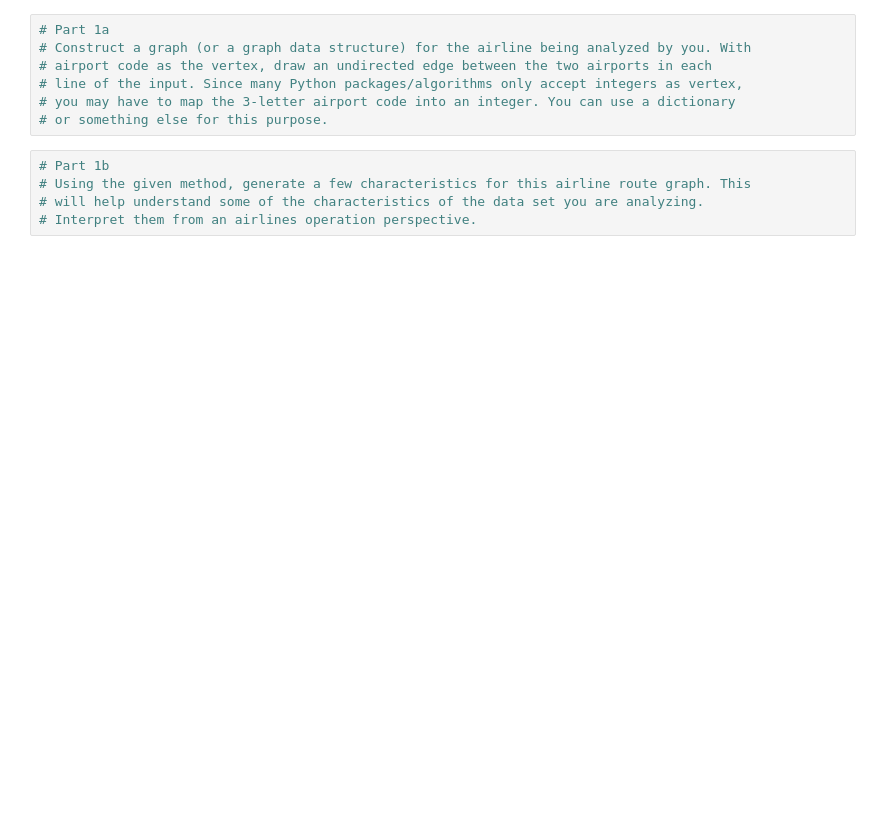
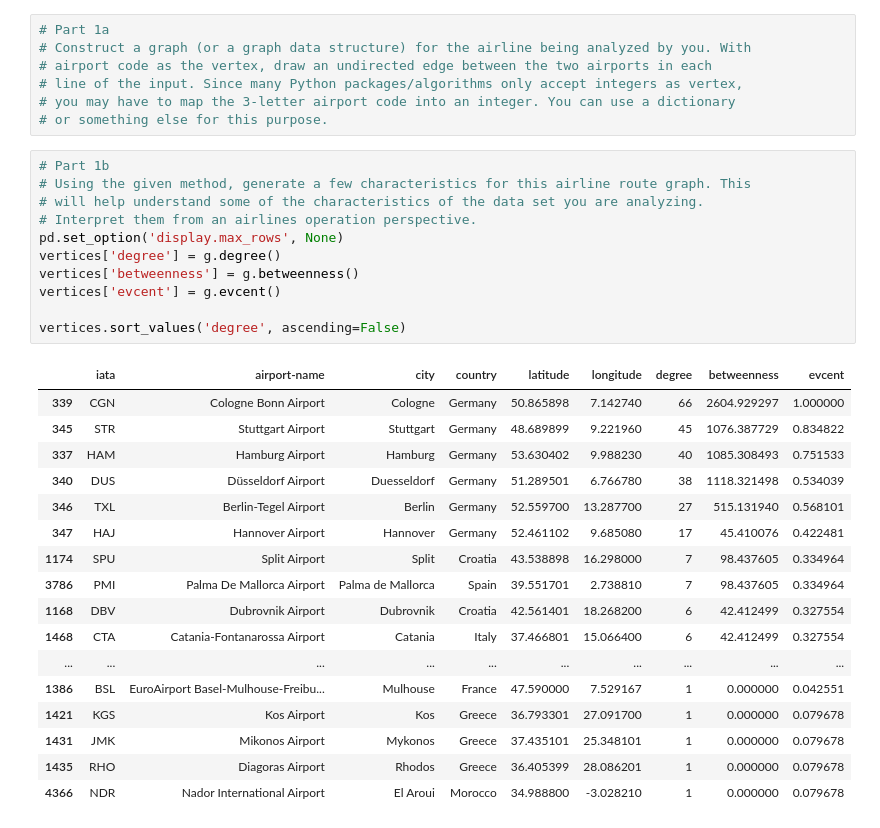
Before and after one commit to stevecoffee/dasc5300, a Jupyter notebook: Project2/DASC_5300_Project_2.ipynb, the cells around one changed output. Drawn from its saved outputs; the diff is of its cells as text; blank space fills up the shorter version.

```diff
--- a/Project2/DASC_5300_Project_2.ipynb
+++ b/Project2/DASC_5300_Project_2.ipynb
@@ -443,8 +374,32 @@ df_anon_routes = pd.read_csv(
 # %%
 # Part 1b
 # Using the given method, generate a few characteristics for this airline route graph. This
 # will help understand some of the characteristics of the data set you are analyzing.
 # Interpret them from an airlines operation perspective.
+pd.set_option('display.max_rows', None)
+vertices['degree'] = g.degree()
+vertices['betweenness'] = g.betweenness()
+vertices['evcent'] = g.evcent()
+
+vertices.sort_values('degree', ascending=False)
+# %% [output]
+|  | iata | airport-name | city | country | latitude | longitude | degree | betweenness | evcent |
+| 339 | CGN | Cologne Bonn Airport | Cologne | Germany | 50.865898 | 7.142740 | 66 | 2604.929297 | 1.000000 |
+| 345 | STR | Stuttgart Airport | Stuttgart | Germany | 48.689899 | 9.221960 | 45 | 1076.387729 | 0.834822 |
+| 337 | HAM | Hamburg Airport | Hamburg | Germany | 53.630402 | 9.988230 | 40 | 1085.308493 | 0.751533 |
+| 340 | DUS | Düsseldorf Airport | Duesseldorf | Germany | 51.289501 | 6.766780 | 38 | 1118.321498 | 0.534039 |
+| 346 | TXL | Berlin-Tegel Airport | Berlin | Germany | 52.559700 | 13.287700 | 27 | 515.131940 | 0.568101 |
+| 347 | HAJ | Hannover Airport | Hannover | Germany | 52.461102 | 9.685080 | 17 | 45.410076 | 0.422481 |
+| 1174 | SPU | Split Airport | Split | Croatia | 43.538898 | 16.298000 | 7 | 98.437605 | 0.334964 |
+| 3786 | PMI | Palma De Mallorca Airport | Palma de Mallorca | Spain | 39.551701 | 2.738810 | 7 | 98.437605 | 0.334964 |
+| 1168 | DBV | Dubrovnik Airport | Dubrovnik | Croatia | 42.561401 | 18.268200 | 6 | 42.412499 | 0.327554 |
+| 1468 | CTA | Catania-Fontanarossa Airport | Catania | Italy | 37.466801 | 15.066400 | 6 | 42.412499 | 0.327554 |
+| ... | ... | ... | ... | ... | ... | ... | ... | ... | ... |
+| 1386 | BSL | EuroAirport Basel-Mulhouse-Freibu... | Mulhouse | France | 47.590000 | 7.529167 | 1 | 0.000000 | 0.042551 |
+| 1421 | KGS | Kos Airport | Kos | Greece | 36.793301 | 27.091700 | 1 | 0.000000 | 0.079678 |
+| 1431 | JMK | Mikonos Airport | Mykonos | Greece | 37.435101 | 25.348101 | 1 | 0.000000 | 0.079678 |
+| 1435 | RHO | Diagoras Airport | Rhodos | Greece | 36.405399 | 28.086201 | 1 | 0.000000 | 0.079678 |
+| 4366 | NDR | Nador International Airport | El Aroui | Morocco | 34.988800 | -3.028210 | 1 | 0.000000 | 0.079678 |
 # %%
 # Part 1c
 # Find the top 3 to 5 nodes (or airports; top k, in general) from where there are more
```
Also changed, not shown: parts of 16 cells of this notebook.
